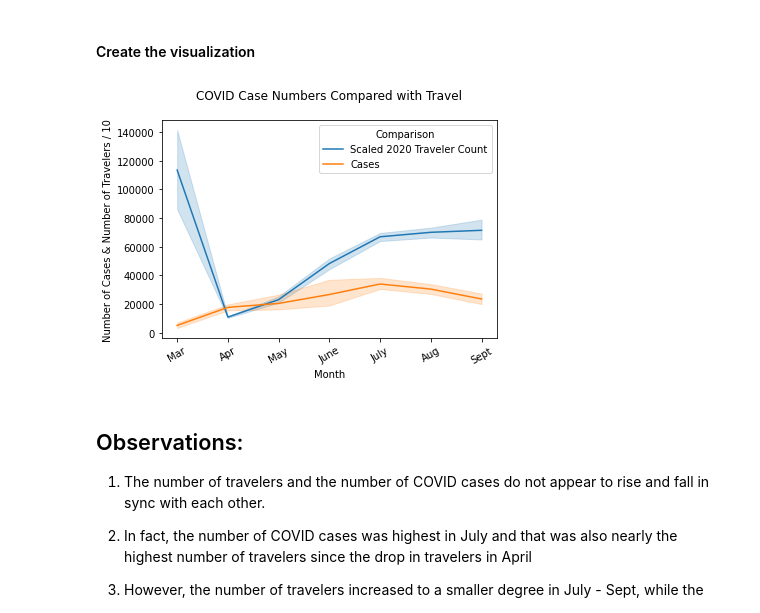
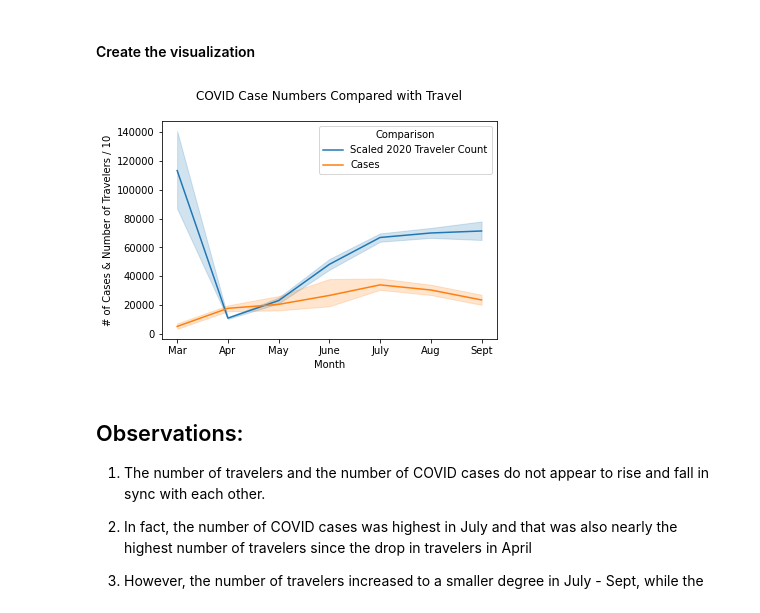
Before and after one commit to abielhammonds/COVID19_TravelStats_Project, a Jupyter notebook: COVID19Travel_Visualizations.ipynb, the cells around one changed output. Saved outputs shown, nothing was run; the diff lists cells and outputs as text; code cells hidden in the pictures.

```diff
--- a/COVID19Travel_Visualizations.ipynb
+++ b/COVID19Travel_Visualizations.ipynb
@@ -285,13 +289,17 @@ line_df.head()
 # %%
 #Display the trend with a lineplot, set line colors using hex codes
 g = sns.lineplot(x="Month", y="Counts", hue="Comparison", data=line_df)
-plt.ylabel("Number of Cases & Number of Travelers / 10")
+plt.ylabel("# of Cases & Number of Travelers / 10")
 plt.xlabel("Month")
-plt.xticks(rotation=30)
+#plt.xticks(rotation=30)
 g.set_title("COVID Case Numbers Compared with Travel", y=1.07)
 plt.show()
+g.figure.savefig('covid_travel_line.png')
+
+#this code can include a 30-degree rotation for the date labels, however this causes the x-axis label "Month" to get cut off in the exported image.
+#the y-axis label does get cut off from the exported image at this time.
 # %% [output]
-[figure, old version]
+[figure, new version]
 # %% [markdown]
 ## Observations: ##
 
```
Also changed, not shown: parts of 5 cells of this notebook, 1 other file.
